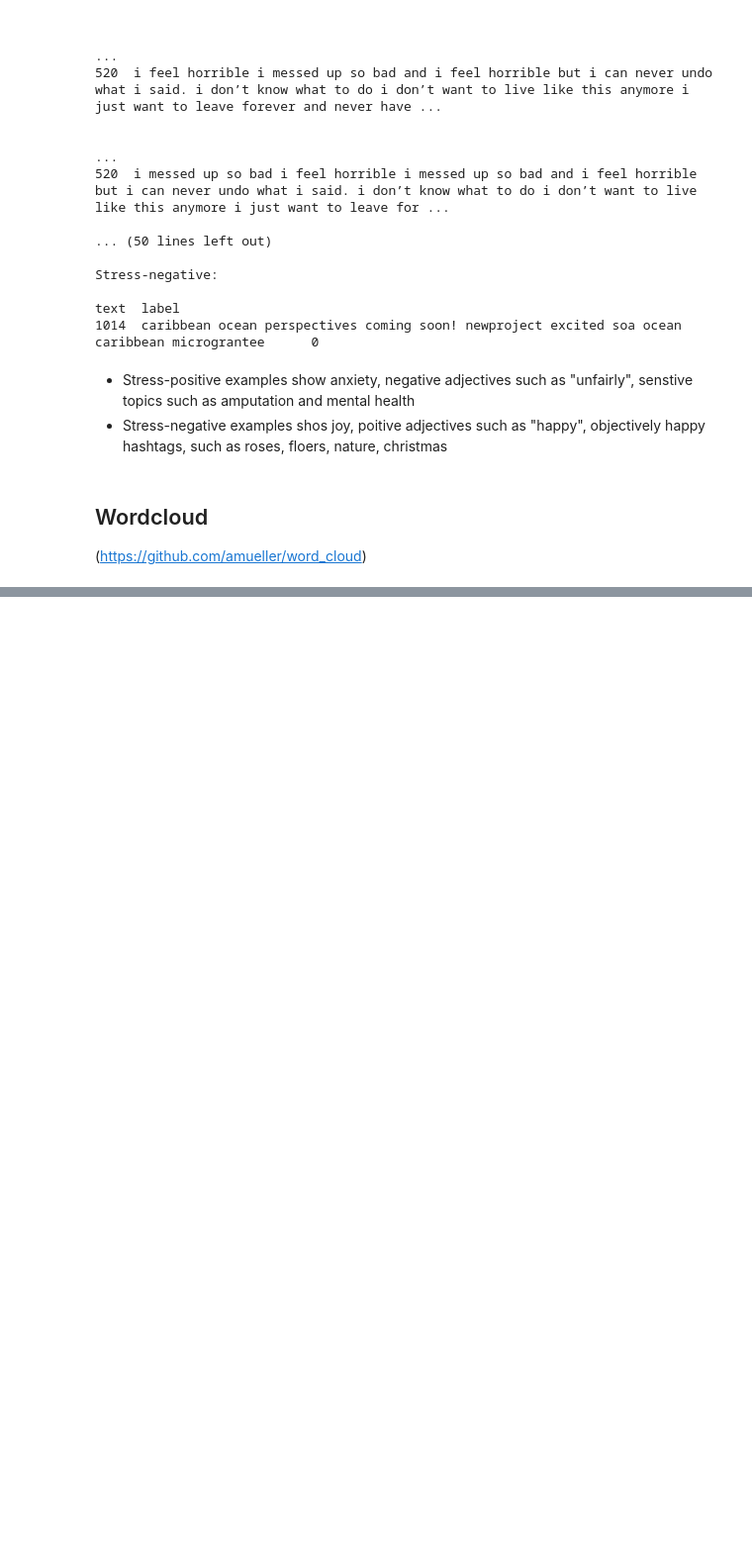
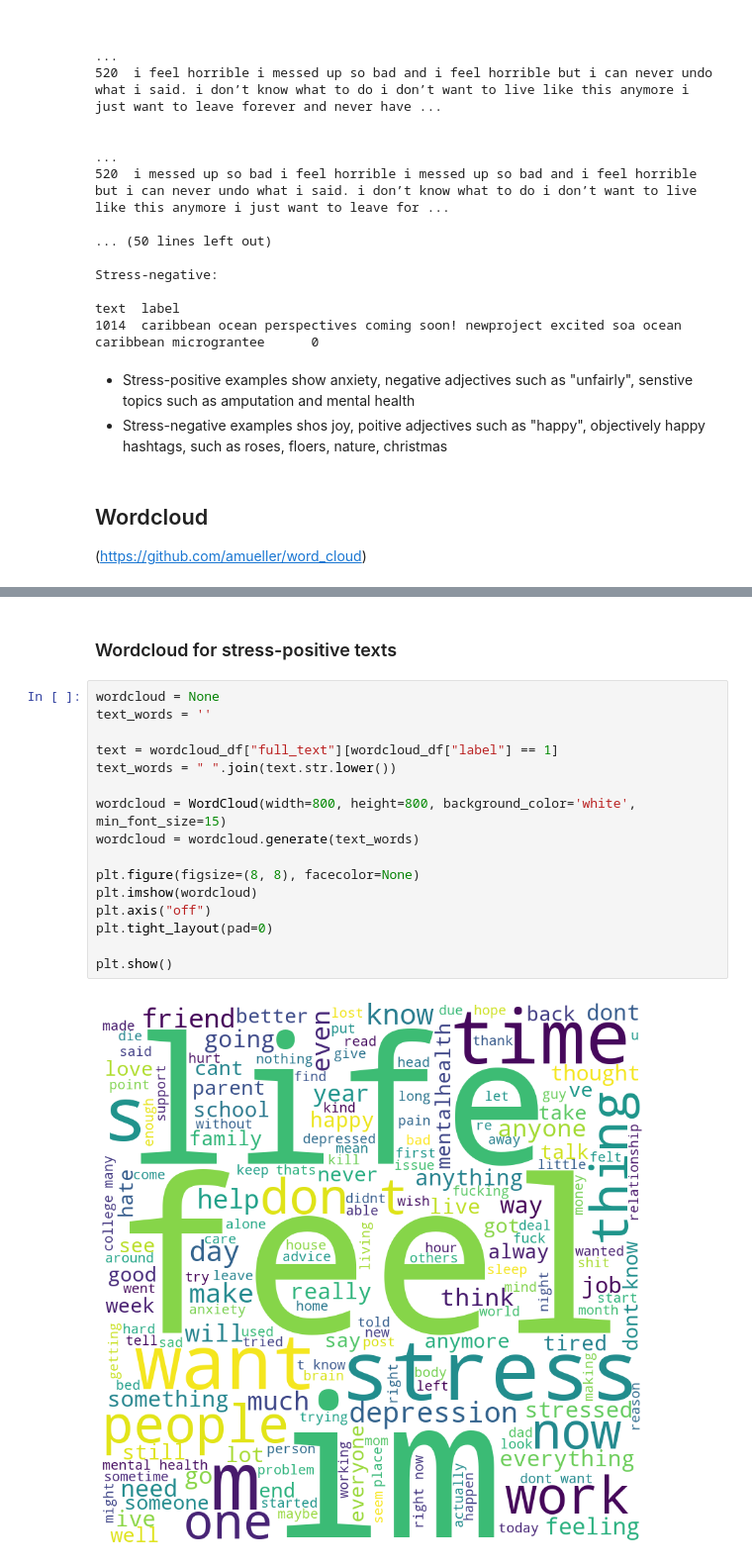
Before and after one commit to oonas21/Social-media-stress-detection, a Jupyter notebook: visualizations.ipynb, the cells around one changed output, grey strips where cells are left out. Shown at 99% size. Saved outputs shown, nothing was run; the diff lists cells and outputs as text; blank space fills up the shorter version.

```diff
--- a/visualizations.ipynb
+++ b/visualizations.ipynb
@@ -164,0 +242,20 @@ Stress-negative:
+# %% [markdown]
+### Wordcloud for stress-positive texts
+# %%
+wordcloud = None
+text_words = ''
+
+text = wordcloud_df["full_text"][wordcloud_df["label"] == 1]
+text_words = " ".join(text.str.lower())
+
+wordcloud = WordCloud(width=800, height=800, background_color='white', min_font_size=15)
+wordcloud = wordcloud.generate(text_words)
+
+plt.figure(figsize=(8, 8), facecolor=None)
+plt.imshow(wordcloud)
+plt.axis("off")
+plt.tight_layout(pad=0)
+
+plt.show()
+# %% [output]
+[figure, added]
```
Also changed, not shown: parts of 9 cells of this notebook, 3 other files.
